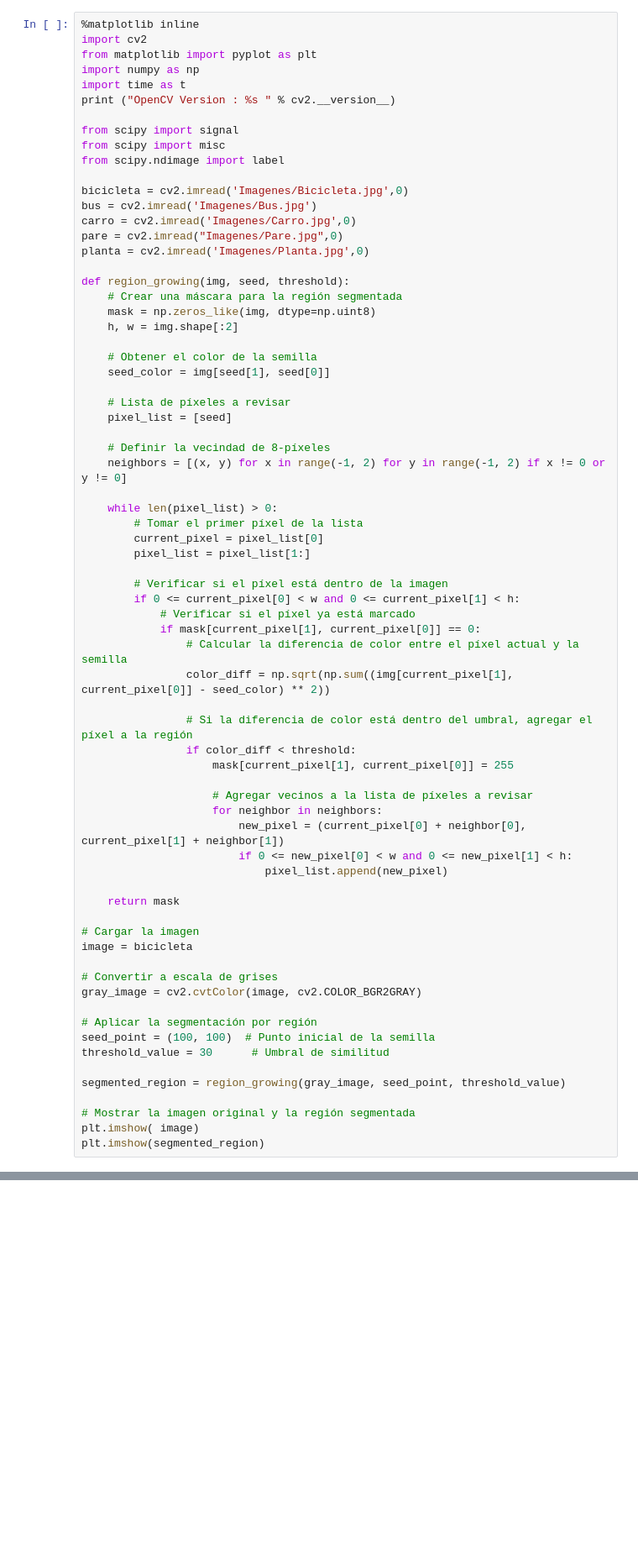
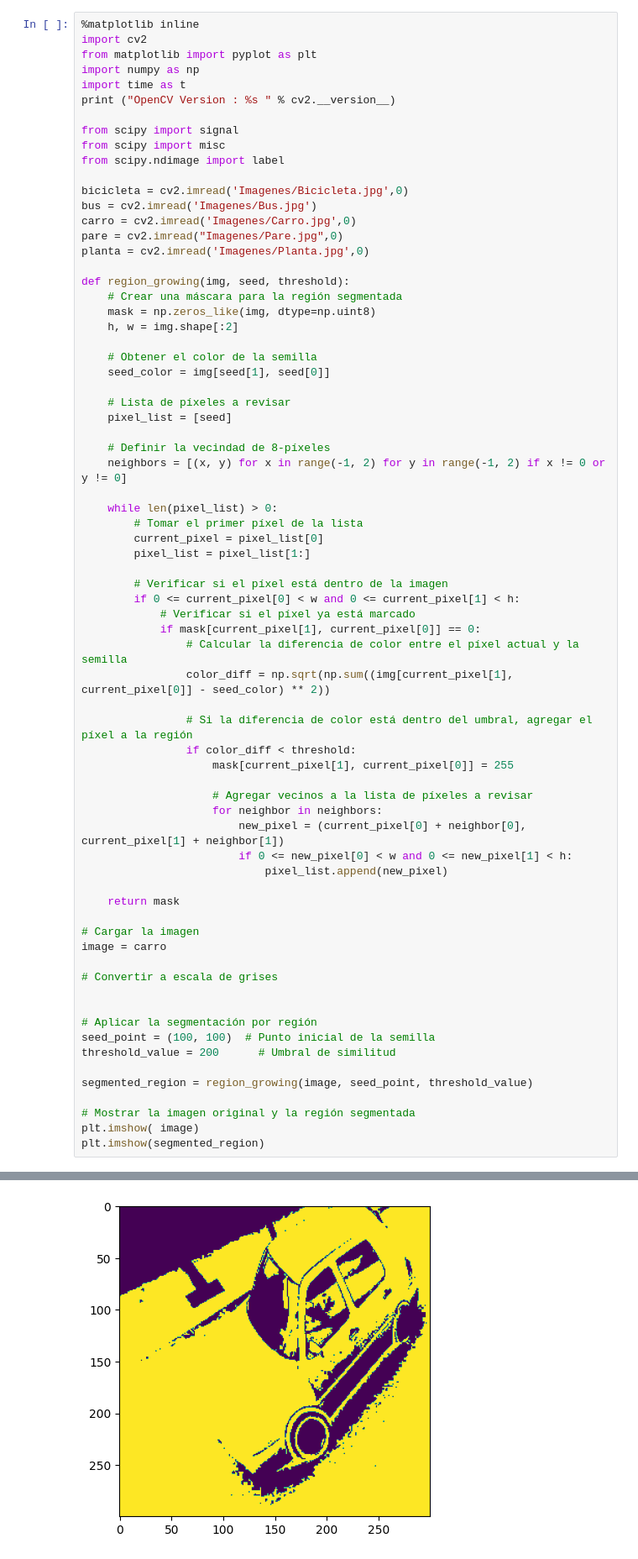
Before and after one commit to felipeZuleta/tia-2024-1s-grupo-6, a Jupyter notebook: Taller4/Untitled-1.ipynb, the cells around one changed output, grey strips where cells are left out. Shown: that part at 84% size. Saved outputs shown, nothing was run; the diff lists cells and outputs as text; blank space fills up the shorter version.

```diff
--- a/Taller4/Untitled-1.ipynb
+++ b/Taller4/Untitled-1.ipynb
@@ -55,17 +55,18 @@ def region_growing(img, seed, threshold):
     return mask
 
 # Cargar la imagen
-image = bicicleta
+image = carro
 
 # Convertir a escala de grises
-gray_image = cv2.cvtColor(image, cv2.COLOR_BGR2GRAY)
+
 
 # Aplicar la segmentación por región
 seed_point = (100, 100)  # Punto inicial de la semilla
-threshold_value = 30      # Umbral de similitud
+threshold_value = 200      # Umbral de similitud
 
-segmented_region = region_growing(gray_image, seed_point, threshold_value)
+segmented_region = region_growing(image, seed_point, threshold_value)
 
 # Mostrar la imagen original y la región segmentada
 plt.imshow( image)
 plt.imshow(segmented_region)
+# %% [output]
@@ -71,0 +75 @@ plt.imshow(segmented_region)
+[figure, added]
```
Also changed, not shown: parts of 1 cell of this notebook.
